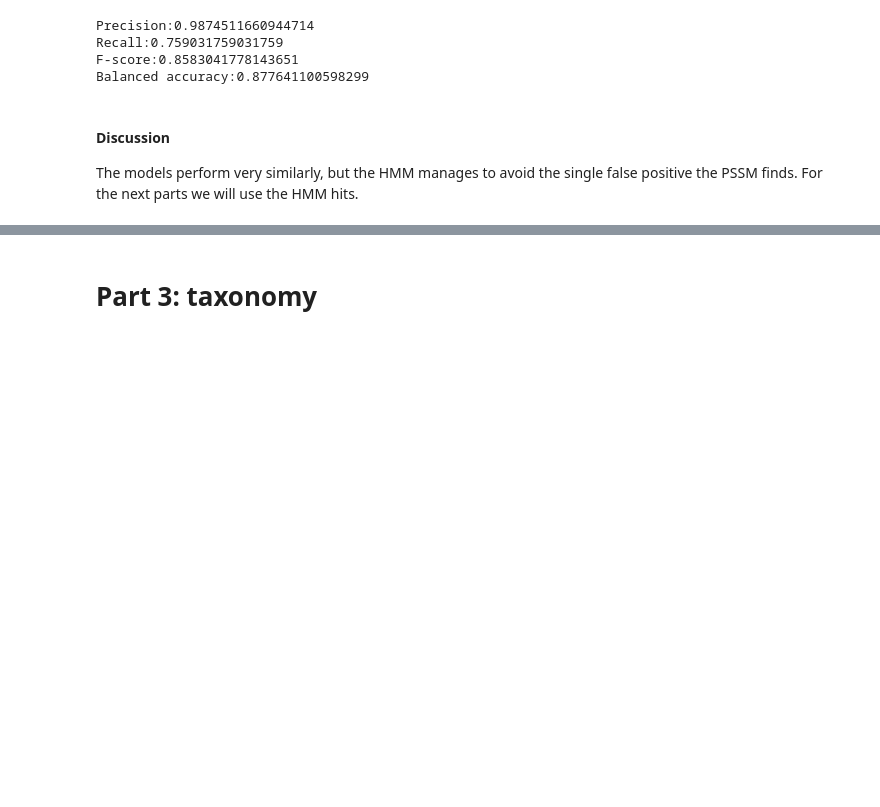
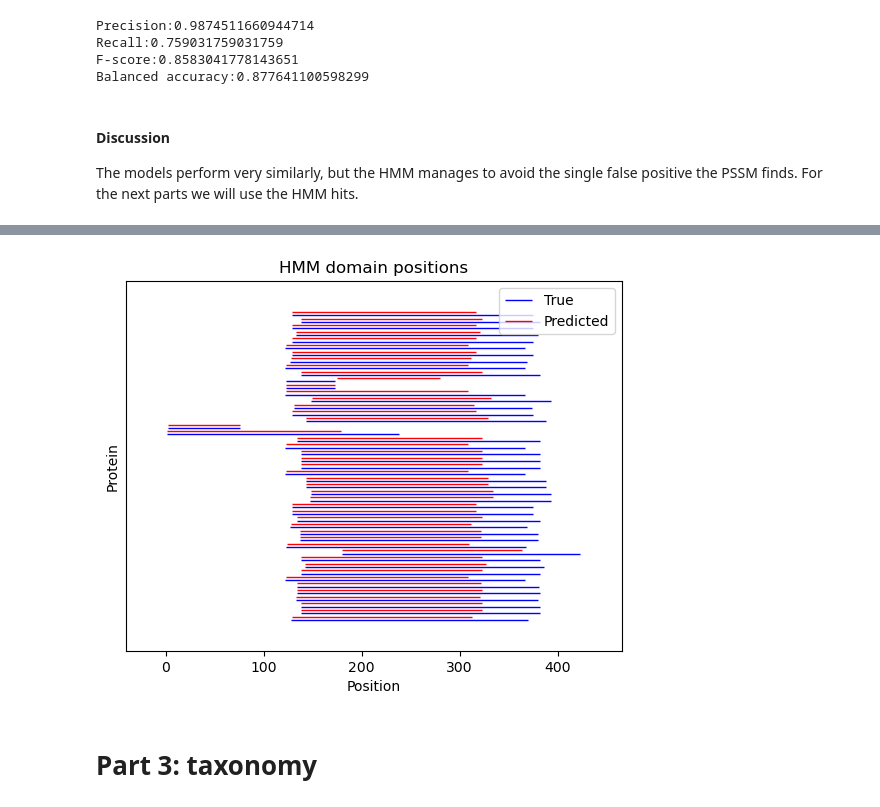
Before and after one commit to Elisa-blip/Bio_Data_Final_Project, a Jupyter notebook: Final_project_code.ipynb, the cells around one changed output, grey strips where cells are left out. Cells and saved outputs as stored; diff of their text form; code cells hidden in the pictures; blank space fills up the shorter version.

```diff
--- a/Final_project_code.ipynb
+++ b/Final_project_code.ipynb
@@ -508,3 +534,24 @@ For the next parts we will use the HMM hits.
+# %%
+true_pos=[((row['start'],4*index+2),(row['end'],4*index+2)) for index,row in merged_data.iterrows()]
+# %%
+pred_pos=[((row['pred_start'],4*index+4),(row['pred_end'],4*index+4)) for index,row in merged_data.iterrows()]
+# %%
+from matplotlib import collections  as mc
+lc1 = mc.LineCollection(true_pos, colors='blue', linewidths=1,label='True')
+lc2= mc.LineCollection(pred_pos, colors='red', linewidths=1,label='Predicted')
+fig, ax = plt.subplots()
+ax.add_collection(lc1)
+ax.add_collection(lc2)
+ax.autoscale()
+ax.margins(0.1)
+ax.legend()
+ax.set_yticks([])
+ax.set_xlabel('Position')
+ax.set_ylabel('Protein')
+ax.set_title('HMM domain positions')
+fig.savefig('Figures/2_domain_positions.png')
+# %% [output]
+[figure, added]
 # %% [markdown]
 # Part 3: taxonomy
 # %%
```
Also changed, not shown: parts of 30 cells of this notebook.
